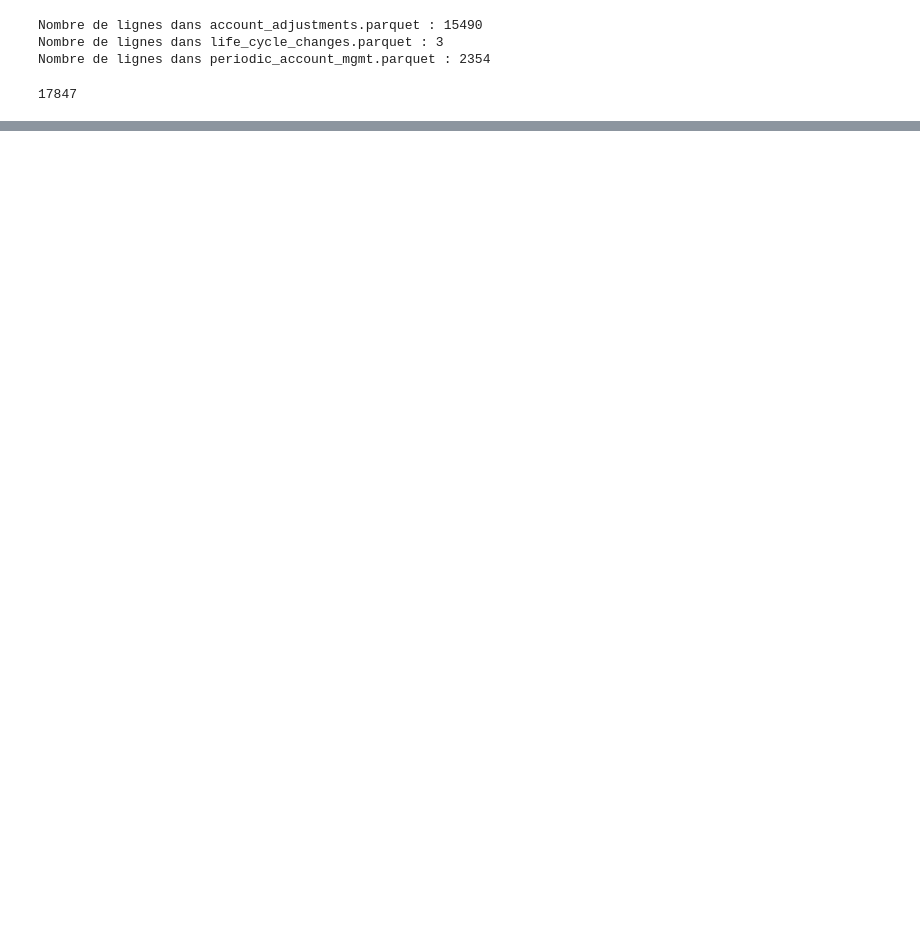
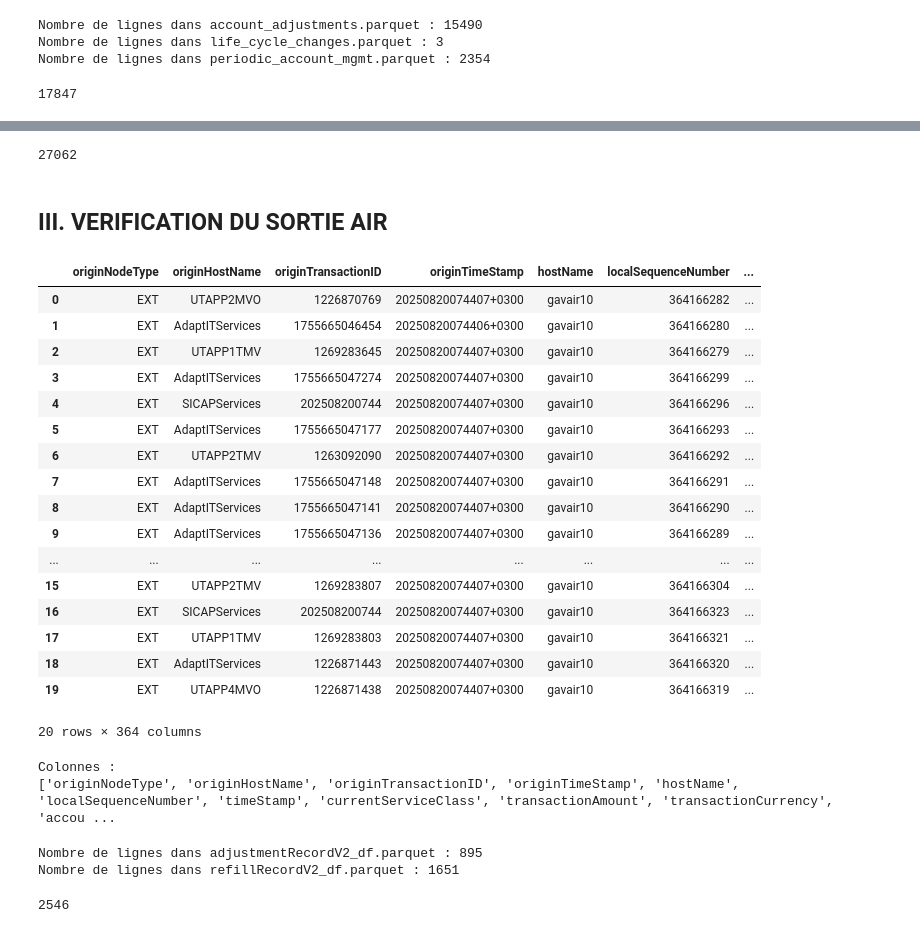
Before and after one commit to EddiRak/BAFM-IA-PROJECT, a Jupyter notebook: verification.ipynb, the cells around one changed output, grey strips where cells are left out. Saved outputs shown, nothing was run; the diff lists cells and outputs as text; code cells hidden in the pictures; blank space fills up the shorter version.

```diff
--- a/verification.ipynb
+++ b/verification.ipynb
@@ -88,0 +120,53 @@ len(adj_path_df) + len(lifecycle_path_df) + len(periodic_path_df)
+# %%
+len(callForwarding_df) + len(mSOriginating_df) + len(mSOriginatingSMSinMSC_df) + len(mSTerminating_df) + len(mSTerminatingSMSinMSC_df) + len(sSProcedure_df) + len(transit_df)
+# %% [output]
+27062
+# %% [markdown]
+## III. VERIFICATION DU SORTIE AIR
+# %%
+# Chemin vers votre fichier Parquet
+adjustmentRecordV2 = "/home/eddi/Desktop/CDR_EDR_unzipped/processed_data/ETL/AIR/adjustmentRecordV2/adjustmentRecordV2.parquet"
+refillRecordV2 = "/home/eddi/Desktop/CDR_EDR_unzipped/processed_data/ETL/AIR/refillRecordV2/refillRecordV2.parquet"
+# %%
+# Charger le fichier Parquet
+adjustmentRecordV2_df = pd.read_parquet(adjustmentRecordV2)
+refillRecordV2_df = pd.read_parquet(refillRecordV2)
+# %%
+refillRecordV2_df.head(20)
+# %% [output]
+|  | originNodeType | originHostName | originTransactionID | originTimeStamp | hostName | localSequenceNumber | ... |
+| 0 | EXT | UTAPP2MVO | 1226870769 | 20250820074407+0300 | gavair10 | 364166282 | ... |
+| 1 | EXT | AdaptITServices | 1755665046454 | 20250820074406+0300 | gavair10 | 364166280 | ... |
+| 2 | EXT | UTAPP1TMV | 1269283645 | 20250820074407+0300 | gavair10 | 364166279 | ... |
+| 3 | EXT | AdaptITServices | 1755665047274 | 20250820074407+0300 | gavair10 | 364166299 | ... |
+| 4 | EXT | SICAPServices | 202508200744 | 20250820074407+0300 | gavair10 | 364166296 | ... |
+| 5 | EXT | AdaptITServices | 1755665047177 | 20250820074407+0300 | gavair10 | 364166293 | ... |
+| 6 | EXT | UTAPP2TMV | 1263092090 | 20250820074407+0300 | gavair10 | 364166292 | ... |
+| 7 | EXT | AdaptITServices | 1755665047148 | 20250820074407+0300 | gavair10 | 364166291 | ... |
+| 8 | EXT | AdaptITServices | 1755665047141 | 20250820074407+0300 | gavair10 | 364166290 | ... |
+| 9 | EXT | AdaptITServices | 1755665047136 | 20250820074407+0300 | gavair10 | 364166289 | ... |
+| ... | ... | ... | ... | ... | ... | ... | ... |
+| 15 | EXT | UTAPP2TMV | 1269283807 | 20250820074407+0300 | gavair10 | 364166304 | ... |
+| 16 | EXT | SICAPServices | 202508200744 | 20250820074407+0300 | gavair10 | 364166323 | ... |
+| 17 | EXT | UTAPP1TMV | 1269283803 | 20250820074407+0300 | gavair10 | 364166321 | ... |
+| 18 | EXT | AdaptITServices | 1226871443 | 20250820074407+0300 | gavair10 | 364166320 | ... |
+| 19 | EXT | UTAPP4MVO | 1226871438 | 20250820074407+0300 | gavair10 | 364166319 | ... |
+20 rows × 364 columns
+# %%
+# Afficher quelques informations supplémentaires
+print("\nColonnes :")
+print(adjustmentRecordV2_df.columns.tolist())
+# %% [output]
+Colonnes :
+['originNodeType', 'originHostName', 'originTransactionID', 'originTimeStamp', 'hostName', 'localSequenceNumber', 'timeStamp', 'currentServiceClass', 'transactionAmount', 'transactionCurrency', 'accou ...
+# %%
+# Nombre des lignes pour chaque types d'enregistrements
+print(f"\nNombre de lignes dans adjustmentRecordV2_df.parquet : {len(adjustmentRecordV2_df)}")
+print(f"Nombre de lignes dans refillRecordV2_df.parquet : {len(refillRecordV2_df)}")
+# %% [output]
+Nombre de lignes dans adjustmentRecordV2_df.parquet : 895
+Nombre de lignes dans refillRecordV2_df.parquet : 1651
+# %%
+len(adjustmentRecordV2_df) + len(refillRecordV2_df)
+# %% [output]
+2546
```
Also changed, not shown: parts of 13 cells of this notebook, 8 other files.
